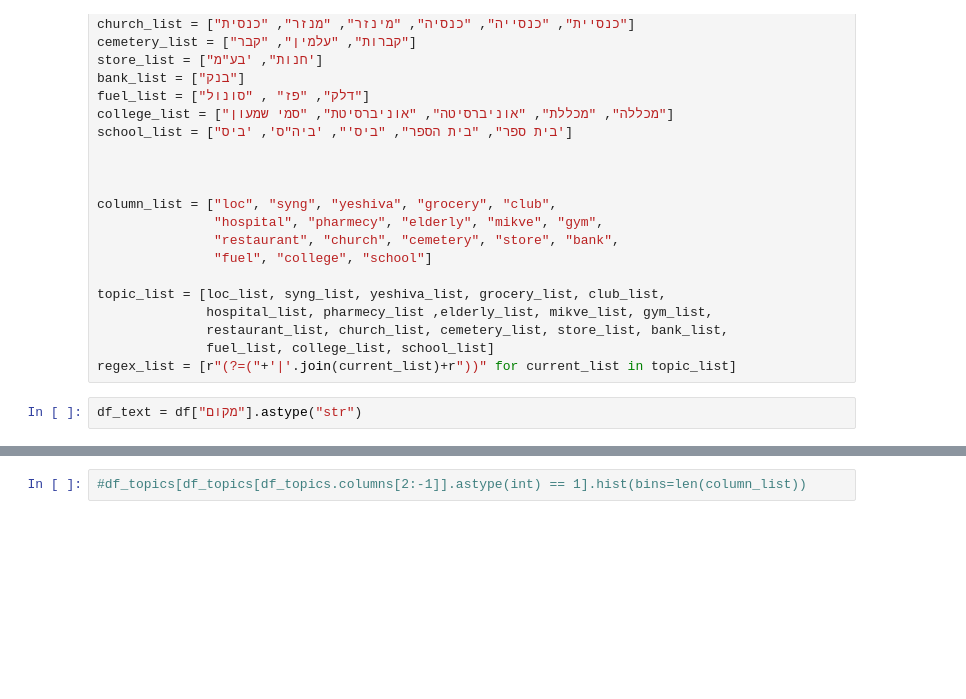
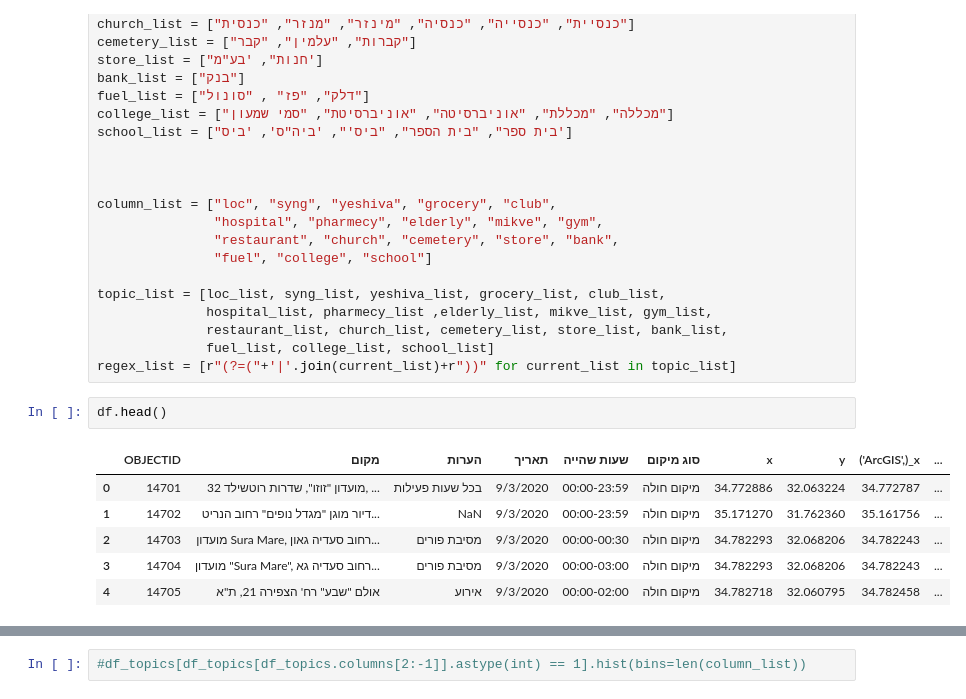
Before and after one commit to yuvalsolaz/geocore, a Jupyter notebook: notebooks/essence_extraction.ipynb, the cells around one changed output, grey strips where cells are left out. Saved outputs shown, nothing was run; the diff lists cells and outputs as text; blank space fills up the shorter version.

```diff
--- a/notebooks/essence_extraction.ipynb
+++ b/notebooks/essence_extraction.ipynb
@@ -97,5 +100,12 @@ topic_list = [loc_list, syng_list, yeshiva_list, grocery_list, club_list,
               restaurant_list, church_list, cemetery_list, store_list, bank_list,
               fuel_list, college_list, school_list]
 regex_list = [r"(?=("+'|'.join(current_list)+r"))" for current_list in topic_list]
-# %%
-df_text = df["מקום"].astype("str")
+# %%
+df.head()
+# %% [output]
+|  | OBJECTID | מקום | הערות | תאריך | שעות שהייה | סוג מיקום | x | y | ('ArcGIS',)_x | ... |
+| 0 | 14701 | מועדון "זוזו", שדרות רוטשילד 32, ... | בכל שעות פעילות | 9/3/2020 | 00:00-23:59 | מיקום חולה | 34.772886 | 32.063224 | 34.772787 | ... |
+| 1 | 14702 | דיור מוגן "מגדל נופים" רחוב הנריט... | NaN | 9/3/2020 | 00:00-23:59 | מיקום חולה | 35.171270 | 31.762360 | 35.161756 | ... |
+| 2 | 14703 | מועדון Sura Mare, רחוב סעדיה גאון... | מסיבת פורים | 9/3/2020 | 00:00-00:30 | מיקום חולה | 34.782293 | 32.068206 | 34.782243 | ... |
+| 3 | 14704 | מועדון "Sura Mare", רחוב סעדיה גא... | מסיבת פורים | 9/3/2020 | 00:00-03:00 | מיקום חולה | 34.782293 | 32.068206 | 34.782243 | ... |
+| 4 | 14705 | אולם "שבע" רח' הצפירה 21, ת"א | אירוע | 9/3/2020 | 00:00-02:00 | מיקום חולה | 34.782718 | 32.060795 | 34.782458 | ... |
```
Also changed, not shown: parts of 9 cells of this notebook, 5 other files.
